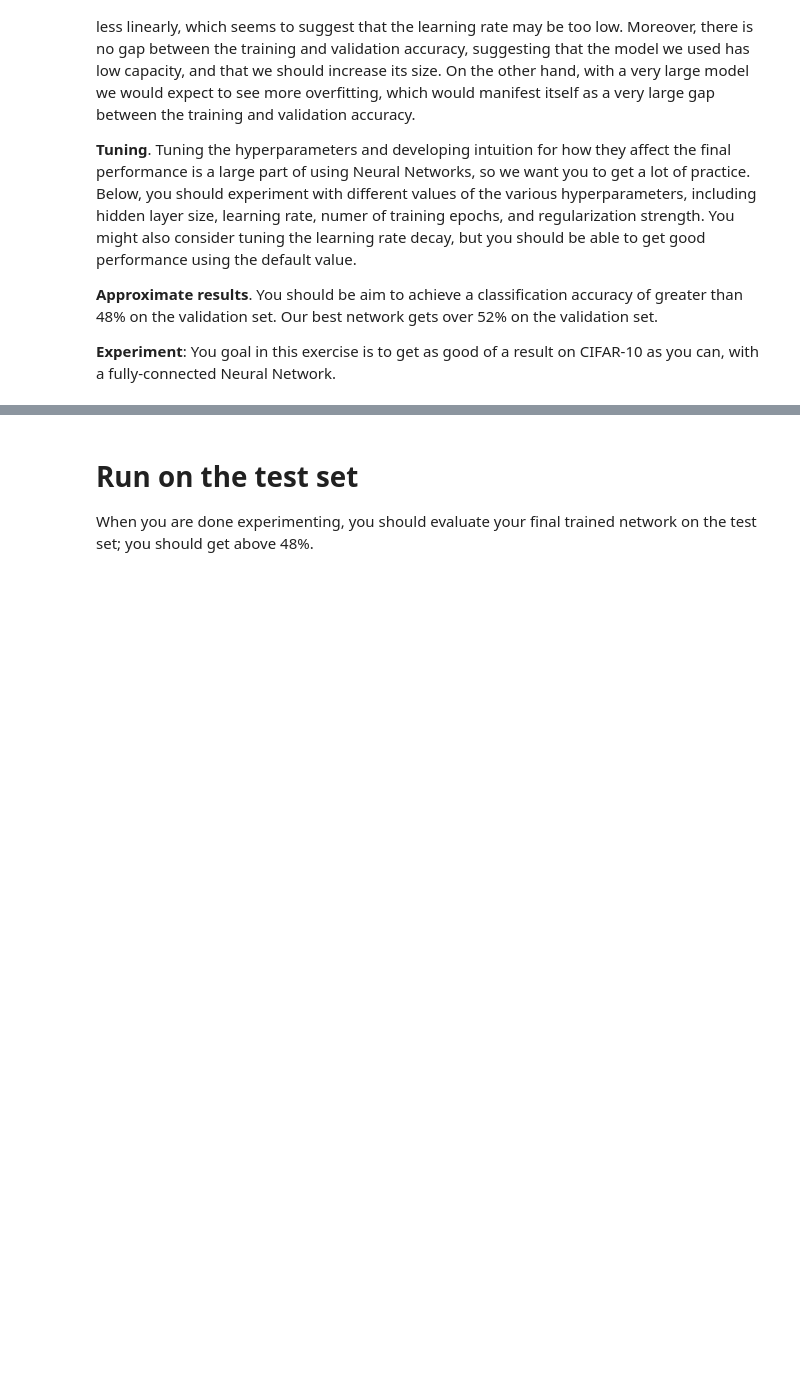
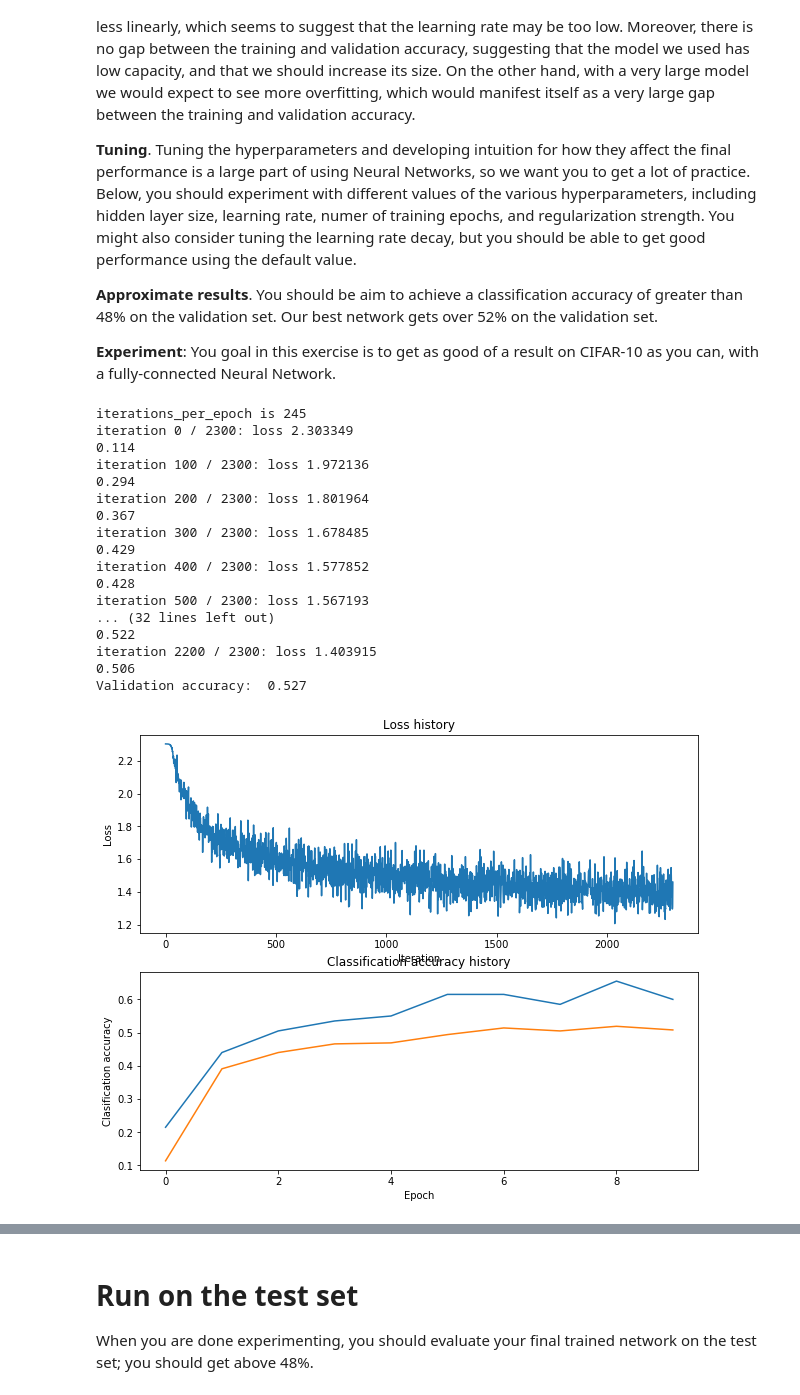
Before and after one commit to UsedToBe97/Deep-Learning-Course-2018, a Jupyter notebook: dl_assignment1/two_layer_net.ipynb, the cells around one changed output, grey strips where cells are left out. Cells and saved outputs as stored; diff of their text form; code cells hidden in the pictures; blank space fills up the shorter version.

```diff
--- a/dl_assignment1/two_layer_net.ipynb
+++ b/dl_assignment1/two_layer_net.ipynb
@@ -257,22 +280,70 @@ show_net_weights(net)
 # %%
 best_net = None # store the best model into this
 
 #################################################################################
 # TODO: Tune hyperparameters using the validation set. Store your best trained  #
 # model in best_net.                                                            #
 #                                                                               #
 # To help debug your network, it may help to use visualizations similar to the  #
 # ones we used above; these visualizations will have significant qualitative    #
 # differences from the ones we saw above for the poorly tuned network.          #
 #                                                                               #
 # Tweaking hyperparameters by hand can be fun, but you might find it useful to  #
 # write code to sweep through possible combinations of hyperparameters          #
 # automatically like we did on the previous exercises.                          #
 #################################################################################
 pass
+hidden_size = 100
+net = TwoLayerNet(input_size, hidden_size, num_classes)
+
+# Train the network
+stats = net.train(X_train, y_train, X_val, y_val,
+            num_iters=2300, batch_size=200,
+            learning_rate=1e-3, learning_rate_decay=0.95,
+            reg=0.5, verbose=True)
+
+# Predict on the validation set
+val_acc = (net.predict(X_val) == y_val).mean()
+best_net = net
+print 'Validation accuracy: ', val_acc
+
+plt.subplot(2, 1, 1)
+plt.plot(stats['loss_history'])
+plt.title('Loss history')
+plt.xlabel('Iteration')
+plt.ylabel('Loss')
+
+plt.subplot(2, 1, 2)
+plt.plot(stats['train_acc_history'], label='train')
+plt.plot(stats['val_acc_history'], label='val')
+plt.title('Classification accuracy history')
+plt.xlabel('Epoch')
+plt.ylabel('Clasification accuracy')
+plt.show()
+
+
 #################################################################################
 #                               END OF YOUR CODE                                #
 #################################################################################
+# %% [output]
+iterations_per_epoch is 245
+iteration 0 / 2300: loss 2.303349
+0.114
+iteration 100 / 2300: loss 1.972136
+0.294
+iteration 200 / 2300: loss 1.801964
+0.367
+iteration 300 / 2300: loss 1.678485
+0.429
+iteration 400 / 2300: loss 1.577852
+0.428
+iteration 500 / 2300: loss 1.567193
+... (32 lines left out)
+0.522
+iteration 2200 / 2300: loss 1.403915
+0.506
+Validation accuracy:  0.527
+[figure, added]
 # %%
 # visualize the weights of the best network
 show_net_weights(best_net)
```
Also changed, not shown: parts of 10 cells of this notebook, 3 other files.
